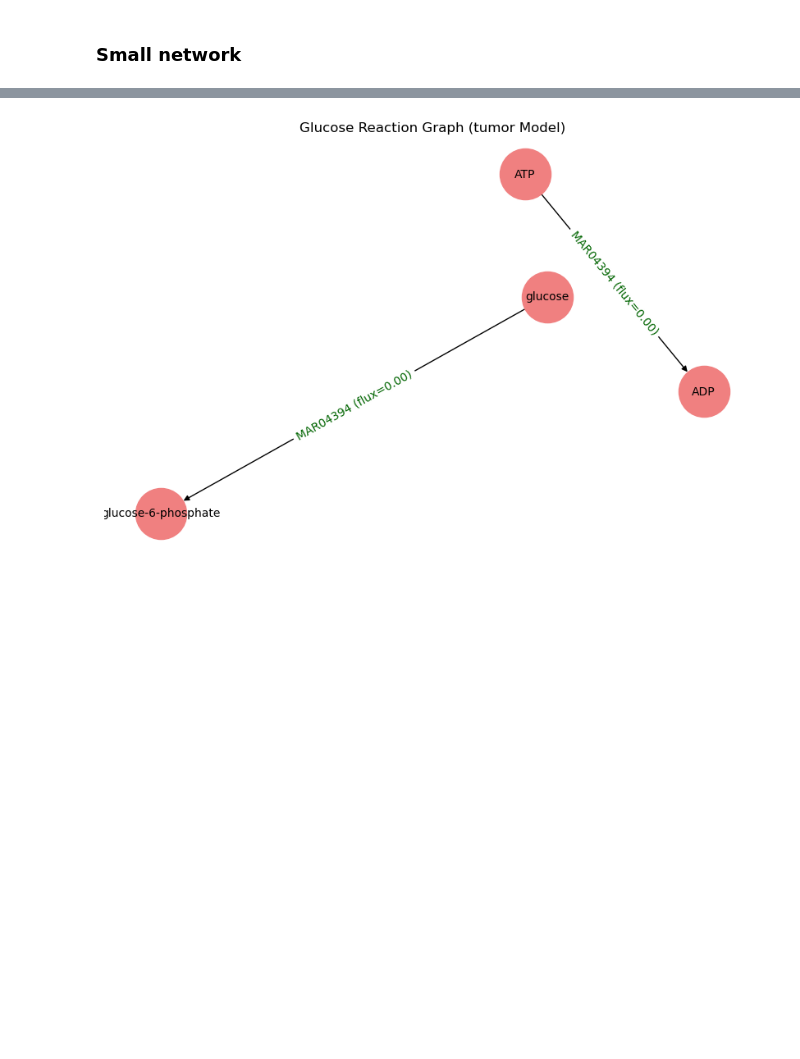
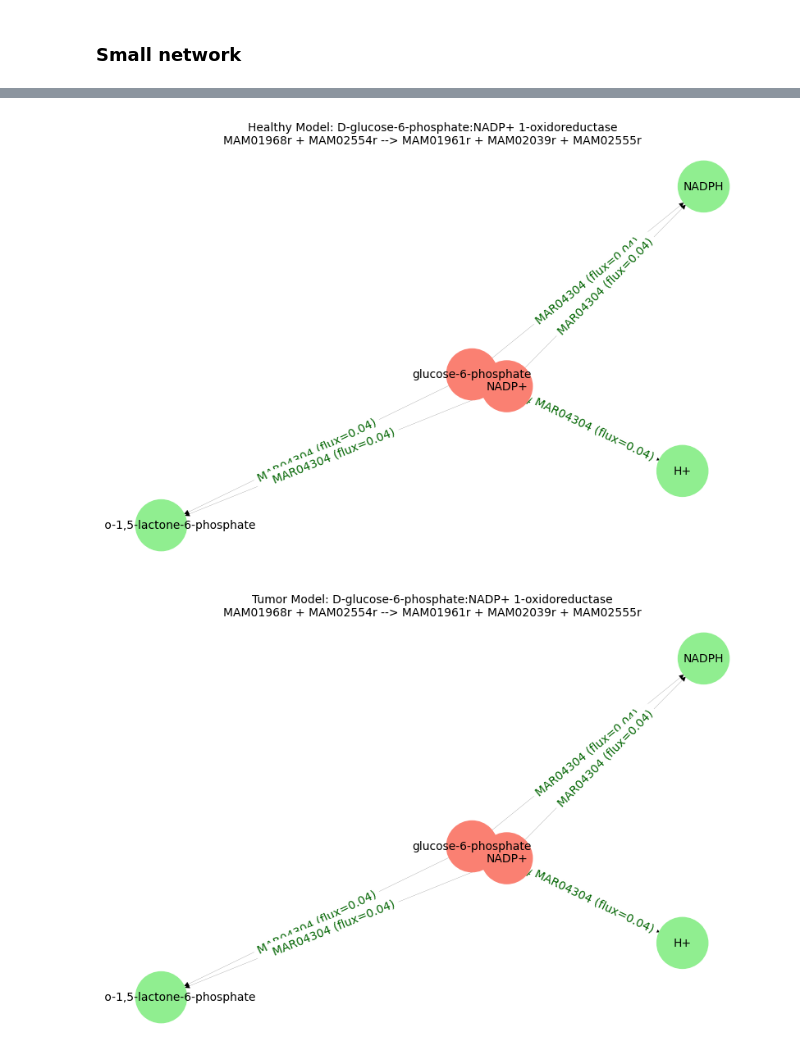
Before and after one commit to Alexreat/dissertation_project, a Jupyter notebook: notebooks/FBA_analysis.ipynb, the cells around one changed output, grey strips where cells are left out. Cells and saved outputs as stored; diff of their text form; code cells hidden in the pictures; blank space fills up the shorter version.

```diff
--- a/notebooks/FBA_analysis.ipynb
+++ b/notebooks/FBA_analysis.ipynb
@@ -277,5 +370,6 @@ MAR08971   → Glucose 6-Phosphate Dehydrogenase
 # %%
-target_reaction = "MAR04394"
+target_reaction = "MAR04304"
+reaction_name = "D-glucose-6-phosphate:NADP+ 1-oxidoreductase"
 # %% [markdown]
 ### Gathering Metabolites
 # %%
@@ -396,17 +466,7 @@ for src, tgt in edges:
-# %%
-# Drqwing graph
-pos = nx.spring_layout(G, seed=1)  # auto layout
-labels = nx.get_node_attributes(G, 'label')
-edge_labels = {
-    (u, v): f"{G[u][v]['reaction']} (flux={G[u][v]['flux']:.2f})"
-    for u, v in G.edges()
-}
-
-plt.figure(figsize=(8, 5))
-nx.draw(G, pos, labels=labels, with_labels=True, node_color="lightcoral", node_size=2000, font_size=10, arrows=True)
-nx.draw_networkx_edge_labels(G, pos, edge_labels=edge_labels, font_color="darkgreen")
-plt.title("Glucose Reaction Graph (tumor Model)")
-plt.axis("off")
-plt.show()
-# %% [output]
-[figure, removed]
+# %%
+
+draw_reaction_graph(tumor_model, tumor_solution, target_reaction, reaction_name, title_prefix="Healthy Model")
+draw_reaction_graph(tumor_model, tumor_solution, target_reaction, reaction_name, title_prefix="Tumor Model")
+# %% [output]
+[figure, added]
+[figure, added]
```
Also changed, not shown: parts of 43 cells of this notebook, 1 other file.
